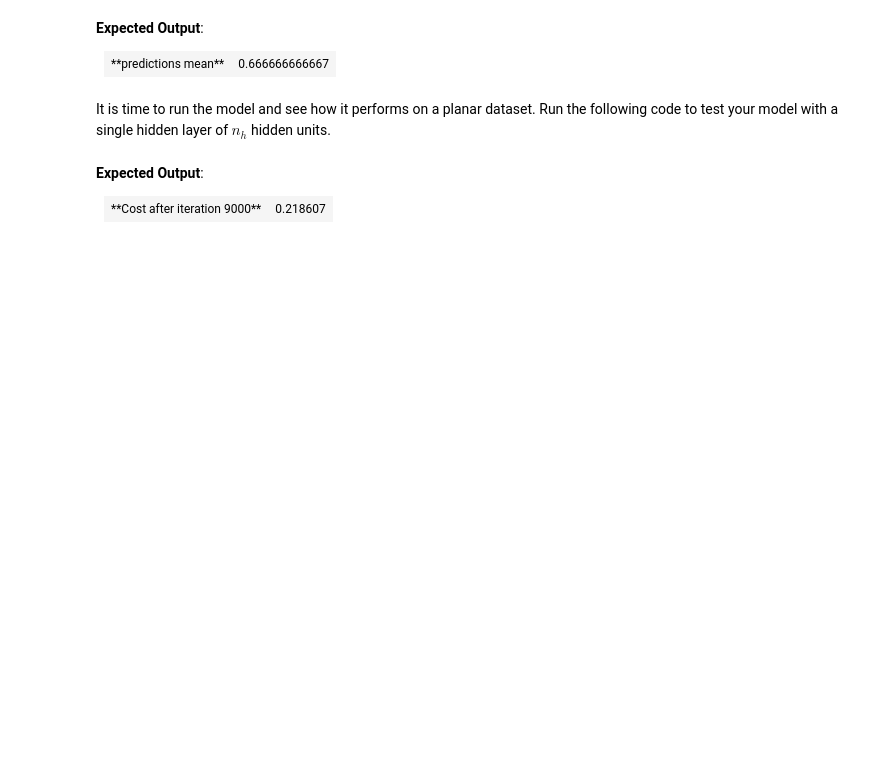
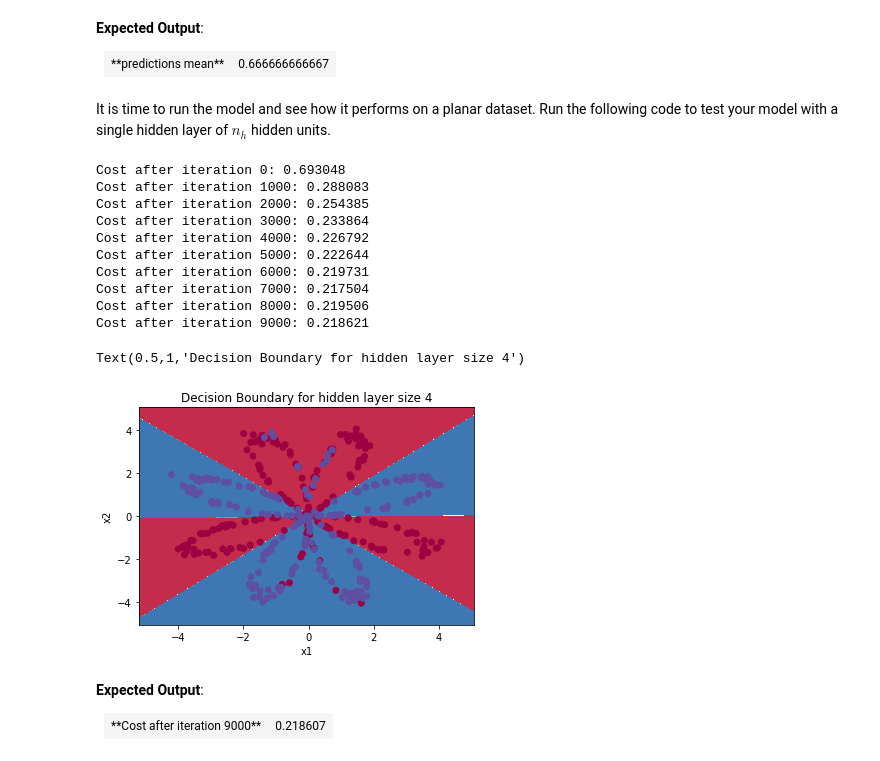
Before and after one commit to water-in-stone/deep-learning, a Jupyter notebook: course_1_neural_networks_deep_learning/week3/Planar data classification with one hidden layer/Planar data classification with one hidden layer v4.ipynb, the cells around one changed output. Cells and saved outputs as stored; diff of their text form; code cells hidden in the pictures; blank space fills up the shorter version.

```diff
--- a/course_1_neural_networks_deep_learning/week3/Planar data classification with one hidden layer/Planar data classification with one hidden layer v4.ipynb
+++ b/course_1_neural_networks_deep_learning/week3/Planar data classification with one hidden layer/Planar data classification with one hidden layer v4.ipynb
@@ -491,24 +493,24 @@ def backward_propagation(parameters, cache, X, Y):
 
     # First, retrieve W1 and W2 from the dictionary "parameters".
     ### START CODE HERE ### (≈ 2 lines of code)
-    W1 = None
-    W2 = None
+    W1 = parameters["W1"]
+    W2 = parameters["W2"]
     ### END CODE HERE ###
 
     # Retrieve also A1 and A2 from dictionary "cache".
     ### START CODE HERE ### (≈ 2 lines of code)
-    A1 = None
-    A2 = None
+    A1 = cache["A1"]
+    A2 = cache["A2"]
     ### END CODE HERE ###
 
     # Backward propagation: calculate dW1, db1, dW2, db2.
     ### START CODE HERE ### (≈ 6 lines of code, corresponding to 6 equations on slide above)
-    dZ2 = None
-    dW2 = None
-    db2 = None
-    dZ1 = None
-    dW1 = None
-    db1 = None
+    dZ2 = A2 - Y
+    dW2 = 1 / m * np.dot(dZ2, A1.T)
+    db2 = 1 / m * np.sum(dZ2, axis=1, keepdims=True)
+    dZ1 = np.dot(W2.T, dZ2) * (1 - np.power(A1, 2))
+    dW1 = 1 / m * np.dot(dZ1, X.T)
+    db1 = 1 / m * np.sum(dZ1, axis=1, keepdims=True)
     ### END CODE HERE ###
 
     grads = {"dW1": dW1,
@@ -680,11 +704,11 @@ def nn_model(X, Y, n_h, num_iterations = 10000, print_cost=False):
 
     # Initialize parameters, then retrieve W1, b1, W2, b2. Inputs: "n_x, n_h, n_y". Outputs = "W1, b1, W2, b2, parameters".
     ### START CODE HERE ### (≈ 5 lines of code)
-    parameters = None
-    W1 = None
-    b1 = None
-    W2 = None
-    b2 = None
+    parameters = initialize_parameters(n_x, n_h, n_y)
+    W1 = parameters["W1"]
+    b1 = parameters["b1"]
+    W2 = parameters["W2"]
+    b2 = parameters["b2"]
     ### END CODE HERE ###
 
     # Loop (gradient descent)
@@ -693,16 +717,16 @@ def nn_model(X, Y, n_h, num_iterations = 10000, print_cost=False):
 
         ### START CODE HERE ### (≈ 4 lines of code)
         # Forward propagation. Inputs: "X, parameters". Outputs: "A2, cache".
-        A2, cache = None
+        A2, cache = forward_propagation(X, parameters)
 
         # Cost function. Inputs: "A2, Y, parameters". Outputs: "cost".
-        cost = None
+        cost = compute_cost(A2, Y, parameters)
 
         # Backpropagation. Inputs: "parameters, cache, X, Y". Outputs: "grads".
-        grads = None
+        grads = backward_propagation(parameters, cache, X, Y)
 
         # Gradient descent parameter update. Inputs: "parameters, grads". Outputs: "parameters".
-        parameters = None
+        parameters = update_parameters(parameters, grads)
 
         ### END CODE HERE ###
 
@@ -798,8 +843,9 @@ def predict(parameters, X):
 
     # Computes probabilities using forward propagation, and classifies to 0/1 using 0.5 as the threshold.
     ### START CODE HERE ### (≈ 2 lines of code)
-    A2, cache = None
-    predictions = None
+    A2, cache = forward_propagation(X, parameters)
+    predictions = np.around(A2)
+
     ### END CODE HERE ###
 
     return predictions
@@ -824,10 +872,23 @@ It is time to run the model and see how it performs on a planar dataset. Run the
 # %%
 # Build a model with a n_h-dimensional hidden layer
 parameters = nn_model(X, Y, n_h = 4, num_iterations = 10000, print_cost=True)
 
 # Plot the decision boundary
-plot_decision_boundary(lambda x: predict(parameters, x.T), X, Y)
+plot_decision_boundary(lambda x: predict(parameters, x.T), X, Y.reshape(400,))
 plt.title("Decision Boundary for hidden layer size " + str(4))
+# %% [output]
+Cost after iteration 0: 0.693048
+Cost after iteration 1000: 0.288083
+Cost after iteration 2000: 0.254385
+Cost after iteration 3000: 0.233864
+Cost after iteration 4000: 0.226792
+Cost after iteration 5000: 0.222644
+Cost after iteration 6000: 0.219731
+Cost after iteration 7000: 0.217504
+Cost after iteration 8000: 0.219506
+Cost after iteration 9000: 0.218621
+Text(0.5,1,'Decision Boundary for hidden layer size 4')
+[figure, added]
 # %% [markdown]
 **Expected Output**:
 
```
Also changed, not shown: parts of 11 cells of this notebook, 3 other files.
